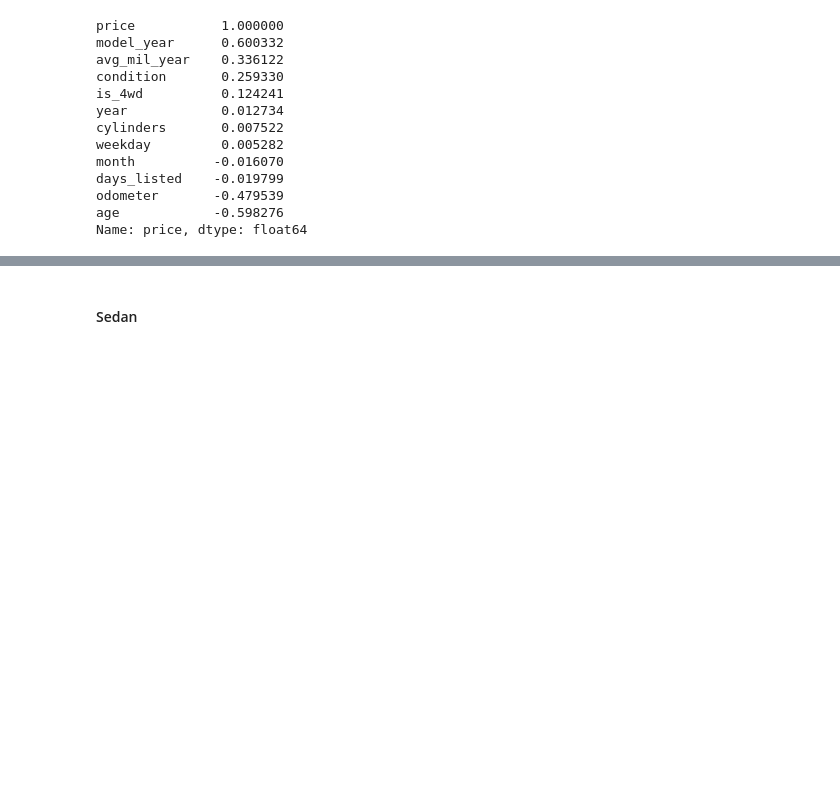
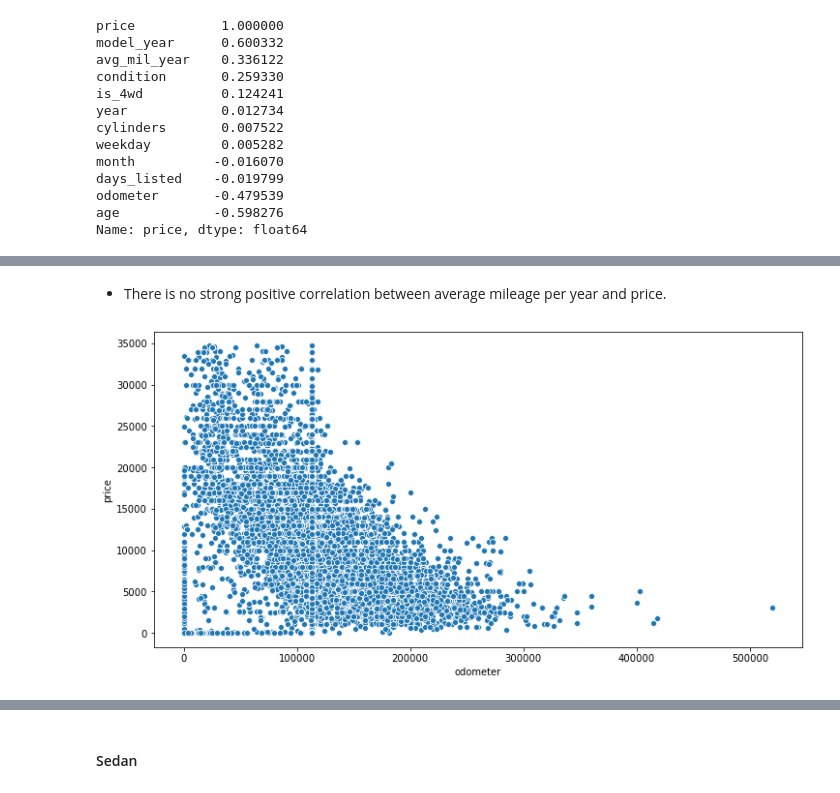
Before and after one commit to rainbowmoonlight/Yandex_Practicum_Projects, a Jupyter notebook: 02 Car Sales Ads Project/Car Sales Ads.ipynb, the cells around one changed output, grey strips where cells are left out. Drawn from its saved outputs; the diff is of its cells as text; code cells hidden in the pictures; blank space fills up the shorter version.

```diff
--- a/02 Car Sales Ads Project/Car Sales Ads.ipynb
+++ b/02 Car Sales Ads Project/Car Sales Ads.ipynb
@@ -1195,0 +1229,8 @@ Name: price, dtype: float64
+# %% [markdown]
+- There is no strong positive correlation between average mileage per year and price.
+# %%
+plt.figure(figsize=(12,6))
+sns.scatterplot(x='odometer', y='price', data=suv)
+plt.show()
+# %% [output]
+[figure, added]
```
Also changed, not shown: parts of 61 cells of this notebook.
